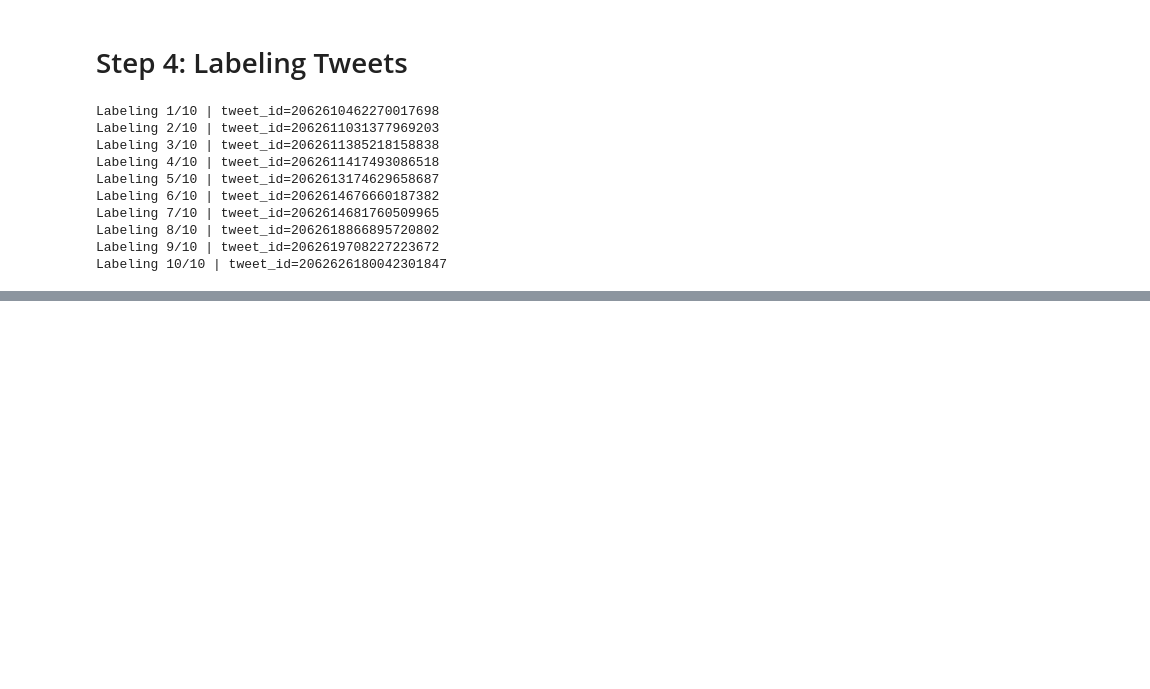
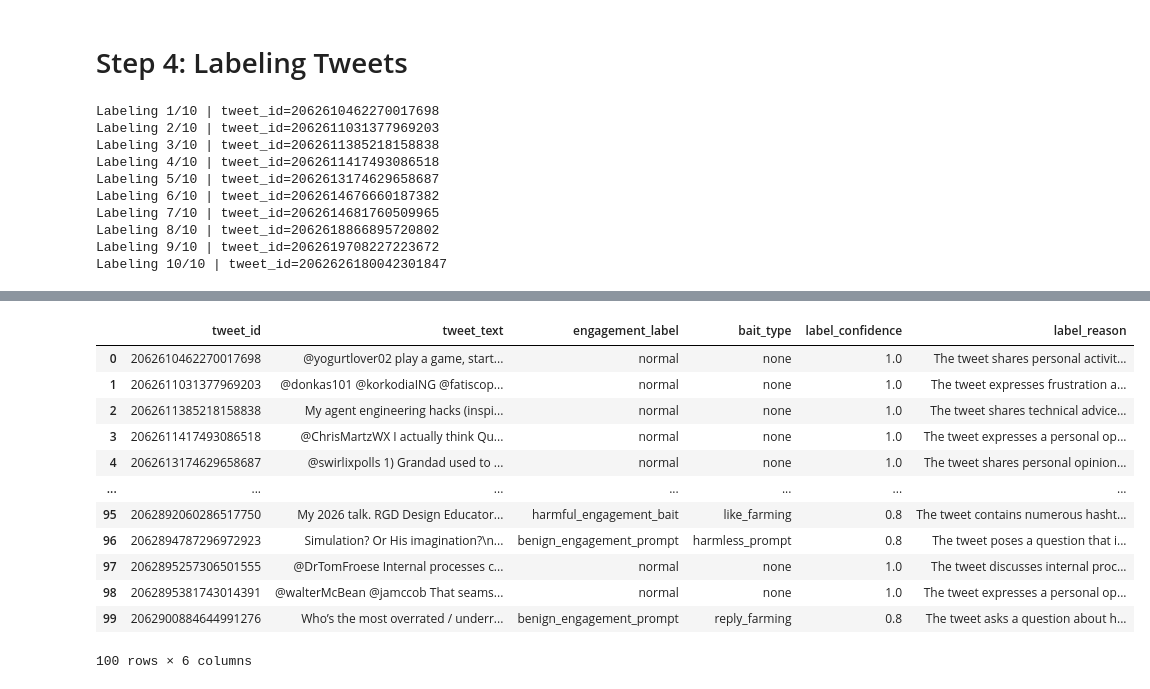
Before and after one commit to RJ-Worrall/Twitter_Engagement_Bait_Modeling, a Jupyter notebook: Twitter_Project.ipynb, the cells around one changed output, grey strips where cells are left out. Drawn from its saved outputs; the diff is of its cells as text; code cells hidden in the pictures; blank space fills up the shorter version.

```diff
--- a/Twitter_Project.ipynb
+++ b/Twitter_Project.ipynb
@@ -1453,0 +1526,35 @@ display(
+# %%
+# manual review
+tweet_lookup = {
+    p["tweet_id"]: p["text"]
+    for p in all_packages
+}
+
+batch_labels_df["tweet_text"] = (
+    batch_labels_df["tweet_id"]
+    .map(tweet_lookup)
+)
+display(
+    batch_labels_df[[
+        "tweet_id",
+        "tweet_text",
+        "engagement_label",
+        "bait_type",
+        "label_confidence",
+        "label_reason"
+    ]]
+)
+# %% [output]
+|  | tweet_id | tweet_text | engagement_label | bait_type | label_confidence | label_reason |
+| 0 | 2062610462270017698 | @yogurtlover02 play a game, start... | normal | none | 1.0 | The tweet shares personal activit... |
+| 1 | 2062611031377969203 | @donkas101 @korkodiaING @fatiscop... | normal | none | 1.0 | The tweet expresses frustration a... |
+| 2 | 2062611385218158838 | My agent engineering hacks (inspi... | normal | none | 1.0 | The tweet shares technical advice... |
+| 3 | 2062611417493086518 | @ChrisMartzWX I actually think Qu... | normal | none | 1.0 | The tweet expresses a personal op... |
+| 4 | 2062613174629658687 | @swirlixpolls 1) Grandad used to ... | normal | none | 1.0 | The tweet shares personal opinion... |
+| ... | ... | ... | ... | ... | ... | ... |
+| 95 | 2062892060286517750 | My 2026 talk. RGD Design Educator... | harmful_engagement_bait | like_farming | 0.8 | The tweet contains numerous hasht... |
+| 96 | 2062894787296972923 | Simulation? Or His imagination?\n... | benign_engagement_prompt | harmless_prompt | 0.8 | The tweet poses a question that i... |
+| 97 | 2062895257306501555 | @DrTomFroese Internal processes c... | normal | none | 1.0 | The tweet discusses internal proc... |
+| 98 | 2062895381743014391 | @walterMcBean @jamccob That seams... | normal | none | 1.0 | The tweet expresses a personal op... |
+| 99 | 2062900884644991276 | Who’s the most overrated / underr... | benign_engagement_prompt | reply_farming | 0.8 | The tweet asks a question about h... |
+100 rows × 6 columns
```
Also changed, not shown: parts of 5 cells of this notebook.
